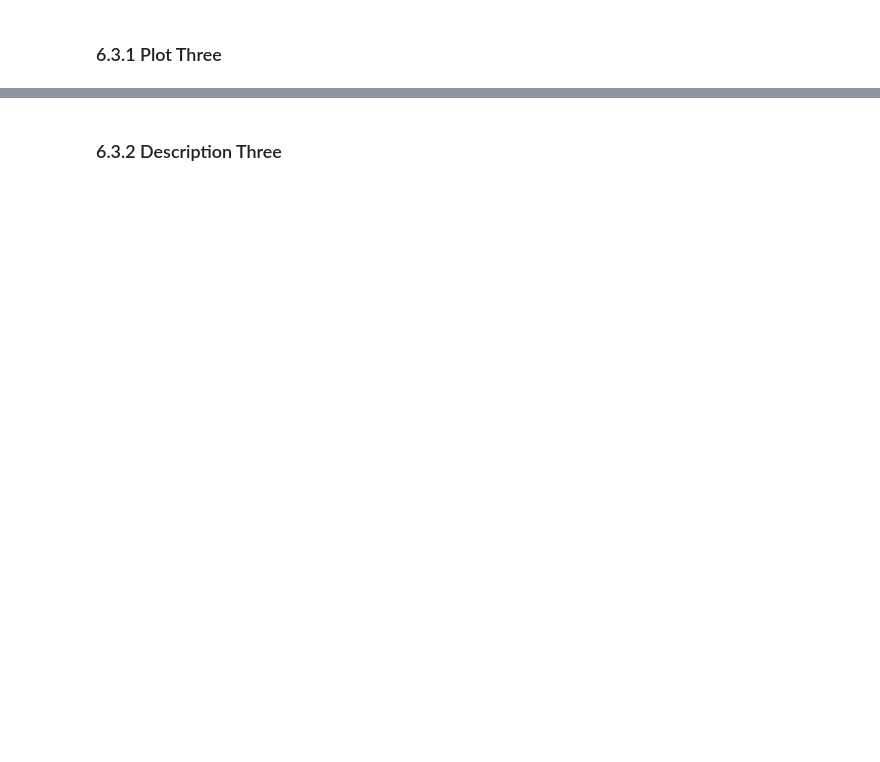
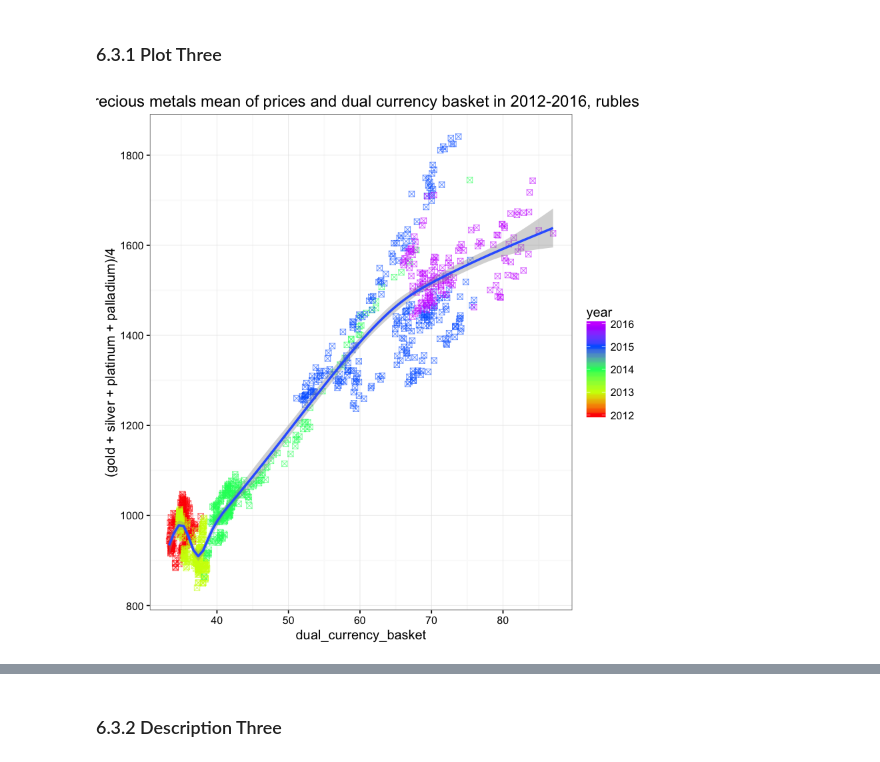
Before and after one commit to OlgaBelitskaya/data-analyst-nd002, a Jupyter notebook: Data_Analyst_ND_Project4/P4.ipynb, the cells around one changed output, grey strips where cells are left out. Cells and saved outputs as stored; diff of their text form; code cells hidden in the pictures; blank space fills up the shorter version.

```diff
--- a/Data_Analyst_ND_Project4/P4.ipynb
+++ b/Data_Analyst_ND_Project4/P4.ipynb
@@ -666,2 +678,7 @@ p24
 # %% [markdown]
 ### 6.3.1 Plot Three
+# %%
+p25 <- ggplot(centrobank, aes(x=dual_currency_basket, y = (gold+silver+platinum+palladium)/4, color = year)) + geom_point(shape=7, alpha=0.5, size = 2) + geom_smooth() + scale_colour_gradientn(colours=rainbow(5)) + ggtitle('Precious metals mean of prices and dual currency basket in 2012-2016, rubles') + theme_bw()
+p25
+# %% [output]
+[figure, added]
```
Also changed, not shown: parts of 22 cells of this notebook, 13 other files.
